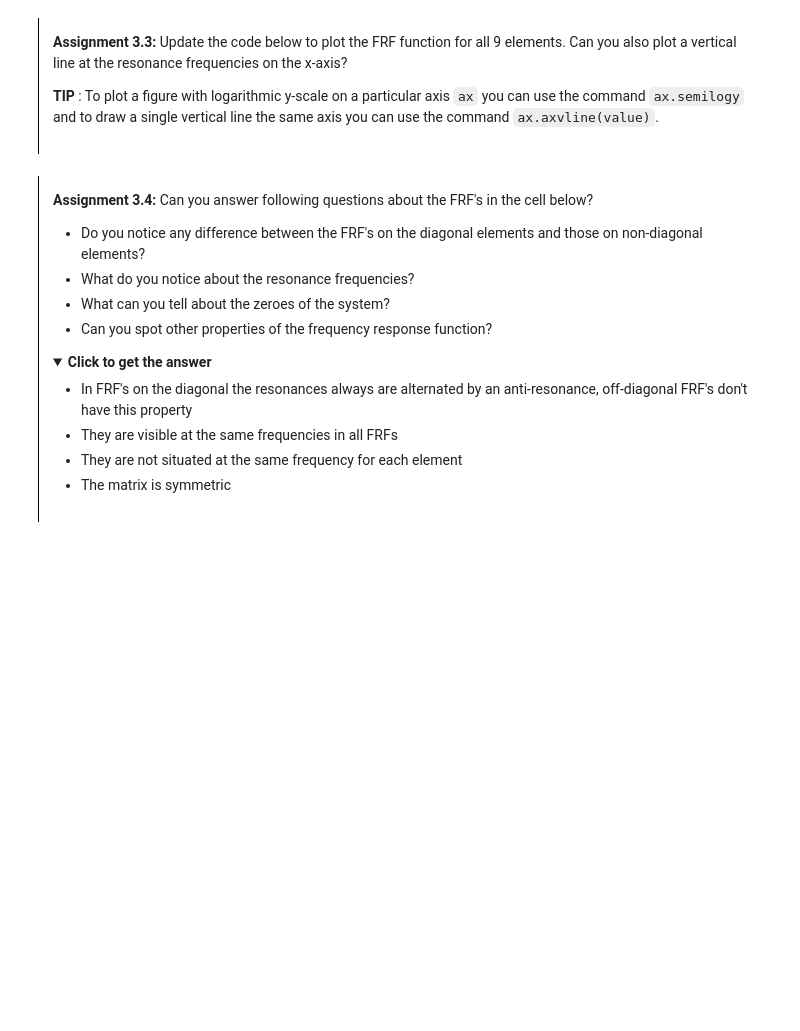
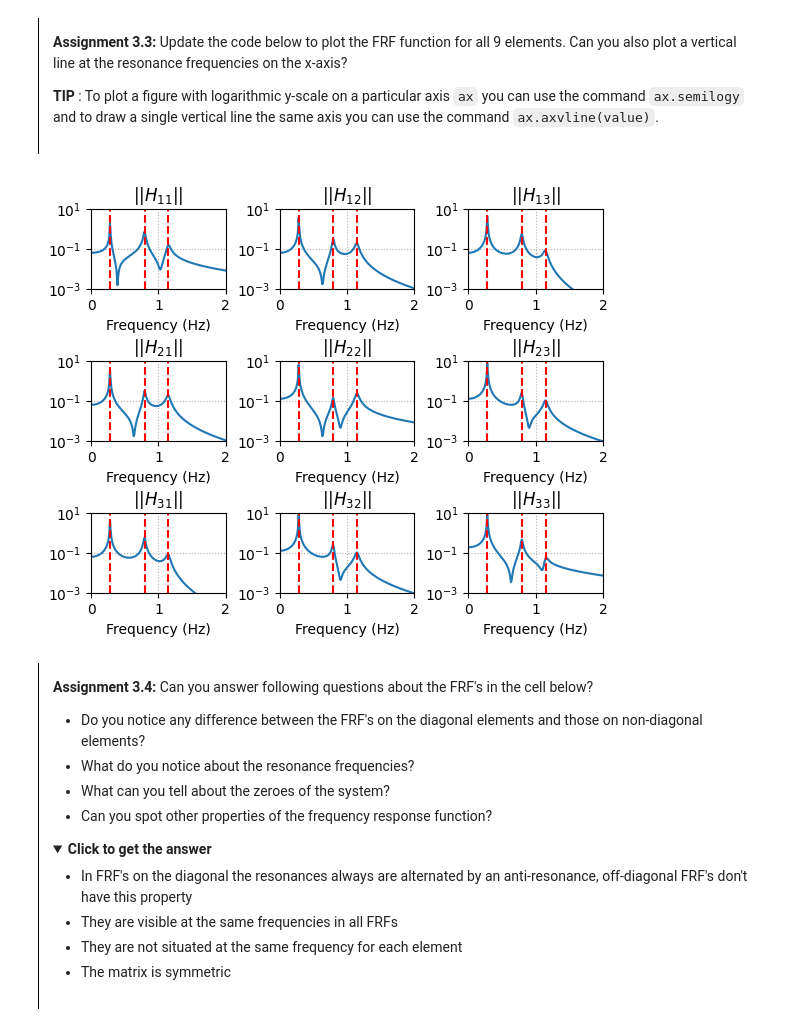
Before and after one commit to laurie-th/MV2627_Exercises, a Jupyter notebook: Session3_MDOF/session3.ipynb, the cells around one changed output. Drawn from its saved outputs; the diff is of its cells as text; code cells hidden in the pictures; folded sections open; blank space fills up the shorter version.

```diff
--- a/Session3_MDOF/session3.ipynb
+++ b/Session3_MDOF/session3.ipynb
@@ -165,7 +210,9 @@ def calc_eigenvalues_eigenvectors(M:np.array,K:np.array):
 
     """
     # YOUR CODE HERE
-    raise NotImplementedError()
+    lamb, psi = la.eig(K,M)
+
+    #raise NotImplementedError()
     idx = lamb.argsort()  # sort the eigenvalues and eigenvectors with lowest eigenvalue first
     lamb = lamb[idx]
     psi = psi[:,idx]
@@ -195,7 +242,10 @@ lamb = None
 psi = None
 f_res = None
 # YOUR CODE HERE
-raise NotImplementedError()
+#raise NotImplementedError()
+M, C, K = build_3DOF_matrices(m=1, k=16, k1=16, c=0.1, c1=0.1)
+lamb, psi = calc_eigenvalues_eigenvectors(M, K)
+f_res = np.sqrt(np.real(lamb)) / (2*np.pi)
 # %% [markdown]
 Let us have a look at the resonance frequencies you calculated:
 # %%
@@ -374,7 +441,24 @@ def frequency_response_function(M:np.array, C:np.array, K:np.array, f= np.linspa
 **TIP**: Be aware that in python counting starts from 0, so the first column of a matrix is denoted 0
 # %%
 # YOUR CODE HERE
-raise NotImplementedError()
+#raise NotImplementedError()
+
+f = np.linspace(0, 2, 100)
+
+M, C, K = build_3DOF_matrices(
+    m=1,
+    k=16,
+    k1=16,
+    c=0.1,
+    c1=0.1
+)
+
+H_3f = frequency_response_function(
+    M, C, K,
+    f=f,
+    i=2,
+    j=2
+)
 # %% [markdown]
 Let us just quickly check if you have done the right steps.
 # %%
@@ -410,26 +496,33 @@ As discussed previously the FRF is in fact a 3 by 3 matrix for a three dimension
 # %%
 f = np.linspace(0,2,200)
 n_dof = np.shape(M)[0]
 
 fig, axes = plt.subplots(n_dof,n_dof)
 
 for i in range(n_dof):
     for j in range(n_dof):
         # V---!ADD THE NECESSARY CODE HERE!---V
         # YOUR CODE HERE
-        raise NotImplementedError()
+        #raise NotImplementedError()
+        H_ij = frequency_response_function(M, C, K, f=f, i=i, j=j)
+        axes[i,j].semilogy(f, np.abs(H_ij))
+        for fr in f_res:
+            axes[i,j].axvline(np.real(fr), color='r', linestyle='--')
+
         axes[i,j].set_title(f'$||H_{{{i+1}{j+1}}}||$')
         axes[i,j].set_xlabel('Frequency (Hz)')
         axes[i,j].grid(which='both', linestyle=':')
         axes[i,j].set_ylim([1e-3,1e1])
         axes[i,j].set_xlim([0, max(f)])
 
 plt.subplots_adjust(left=0.1,
                     bottom=0.1,
                     right=0.9,
                     top=0.9,
                     wspace=0.4,
                     hspace=0.9)
+# %% [output]
+[figure, added]
 # %% [markdown]
 <div style="border-left: 1px solid black; padding: 1em; margin: 1em 0;">
 
```
Also changed, not shown: parts of 16 cells of this notebook.
